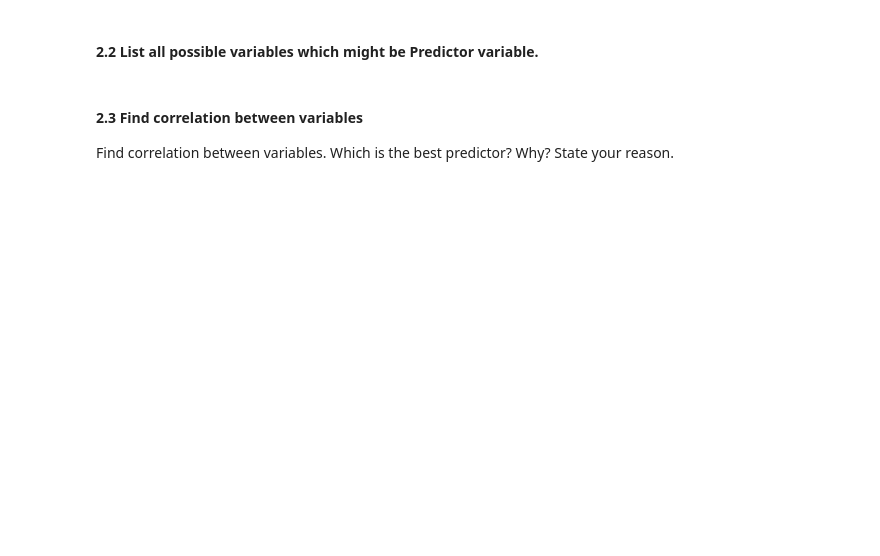
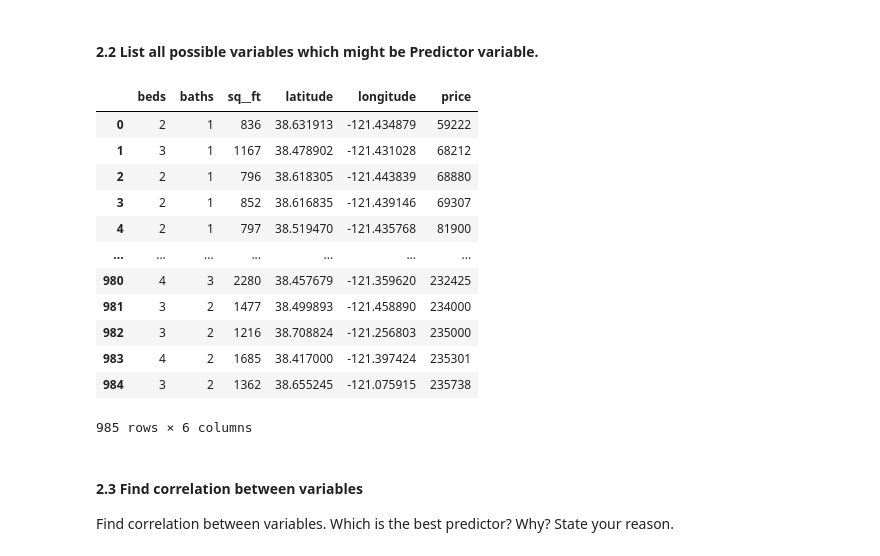
Before and after one commit to VeraLyu2022/iod, a Jupyter notebook: Module 4/Lab 4/IOD_Lab 4.1.1.ipynb, the cells around one changed output. Cells and saved outputs as stored; diff of their text form; code cells hidden in the pictures; blank space fills up the shorter version.

```diff
--- a/Module 4/Lab 4/IOD_Lab 4.1.1.ipynb
+++ b/Module 4/Lab 4/IOD_Lab 4.1.1.ipynb
@@ -31,5 +31,6 @@ We are going to predict `price` from available information.
 #### 2.1 What is the Target Variable? Why?
 # %%
 # ANSWER
-df=pd.read_csv(house_csv)
+house =pd.read_csv(house_csv)
+house.head()
 # %% [output]
@@ -41,3 +45,21 @@ FileNotFoundError: ignored
+# %%
+# ANSWER
+price_var = house[['beds', 'baths', 'sq__ft', 'latitude', 'longitude', 'price']]
+price_var
+# %% [output]
+|  | beds | baths | sq__ft | latitude | longitude | price |
+| 0 | 2 | 1 | 836 | 38.631913 | -121.434879 | 59222 |
+| 1 | 3 | 1 | 1167 | 38.478902 | -121.431028 | 68212 |
+| 2 | 2 | 1 | 796 | 38.618305 | -121.443839 | 68880 |
+| 3 | 2 | 1 | 852 | 38.616835 | -121.439146 | 69307 |
+| 4 | 2 | 1 | 797 | 38.519470 | -121.435768 | 81900 |
+| ... | ... | ... | ... | ... | ... | ... |
+| 980 | 4 | 3 | 2280 | 38.457679 | -121.359620 | 232425 |
+| 981 | 3 | 2 | 1477 | 38.499893 | -121.458890 | 234000 |
+| 982 | 3 | 2 | 1216 | 38.708824 | -121.256803 | 235000 |
+| 983 | 4 | 2 | 1685 | 38.417000 | -121.397424 | 235301 |
+| 984 | 3 | 2 | 1362 | 38.655245 | -121.075915 | 235738 |
+985 rows × 6 columns
 # %% [markdown]
 #### 2.3 Find correlation between variables
 
```
Also changed, not shown: parts of 22 cells of this notebook, 14 other files.
